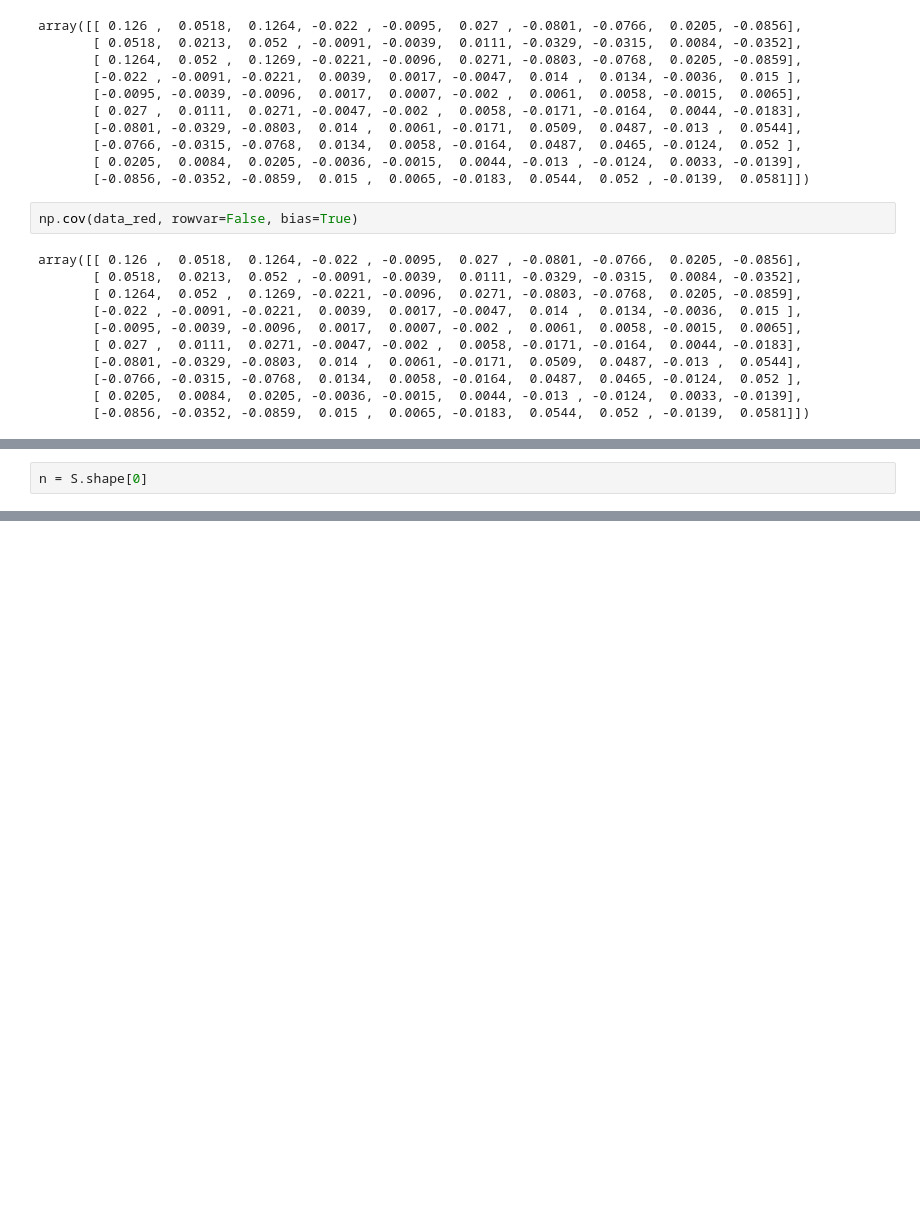
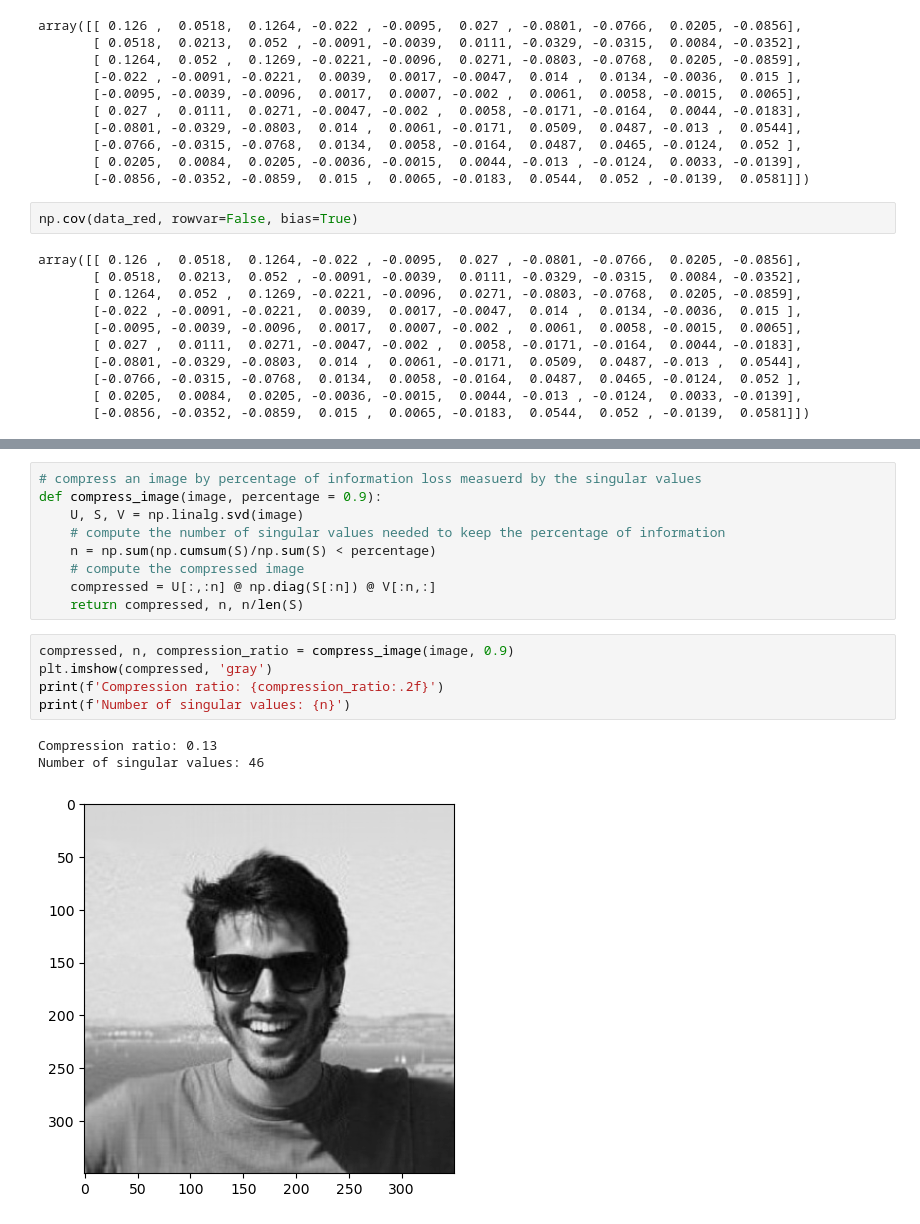
Before and after one commit to stefabat/RealTimePropagation, a Jupyter notebook: pca.ipynb, the cells around one changed output, grey strips where cells are left out. Saved outputs shown, nothing was run; the diff lists cells and outputs as text; blank space fills up the shorter version.

```diff
--- a/pca.ipynb
+++ b/pca.ipynb
@@ -64,2 +64,0 @@ U,S,V = np.linalg.svd(image)
-# %%
-n = S.shape[0]
@@ -110,0 +78,18 @@ array([[-0.0065,  0.004 ,  0.1282, ...,  0.0719,  0.0679,  0.0623],
+# %%
+# compress an image by percentage of information loss measuerd by the singular values
+def compress_image(image, percentage = 0.9):
+    U, S, V = np.linalg.svd(image)
+    # compute the number of singular values needed to keep the percentage of information
+    n = np.sum(np.cumsum(S)/np.sum(S) < percentage)
+    # compute the compressed image
+    compressed = U[:,:n] @ np.diag(S[:n]) @ V[:n,:]
+    return compressed, n, n/len(S)
+# %%
+compressed, n, compression_ratio = compress_image(image, 0.9)
+plt.imshow(compressed, 'gray')
+print(f'Compression ratio: {compression_ratio:.2f}')
+print(f'Number of singular values: {n}')
+# %% [output]
+Compression ratio: 0.13
+Number of singular values: 46
+[figure, added]
```
Also changed, not shown: parts of 9 cells of this notebook, 2 other files.
